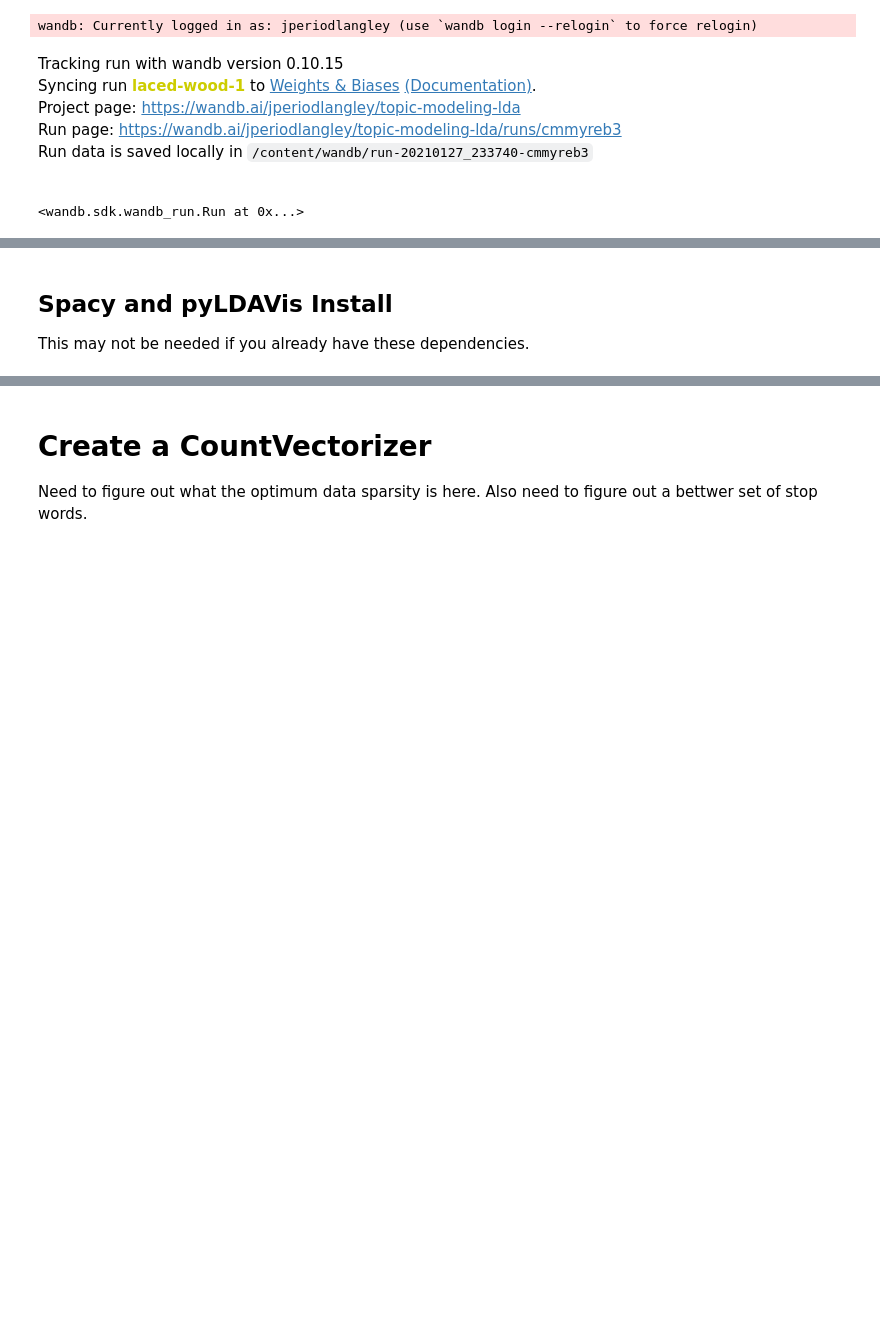
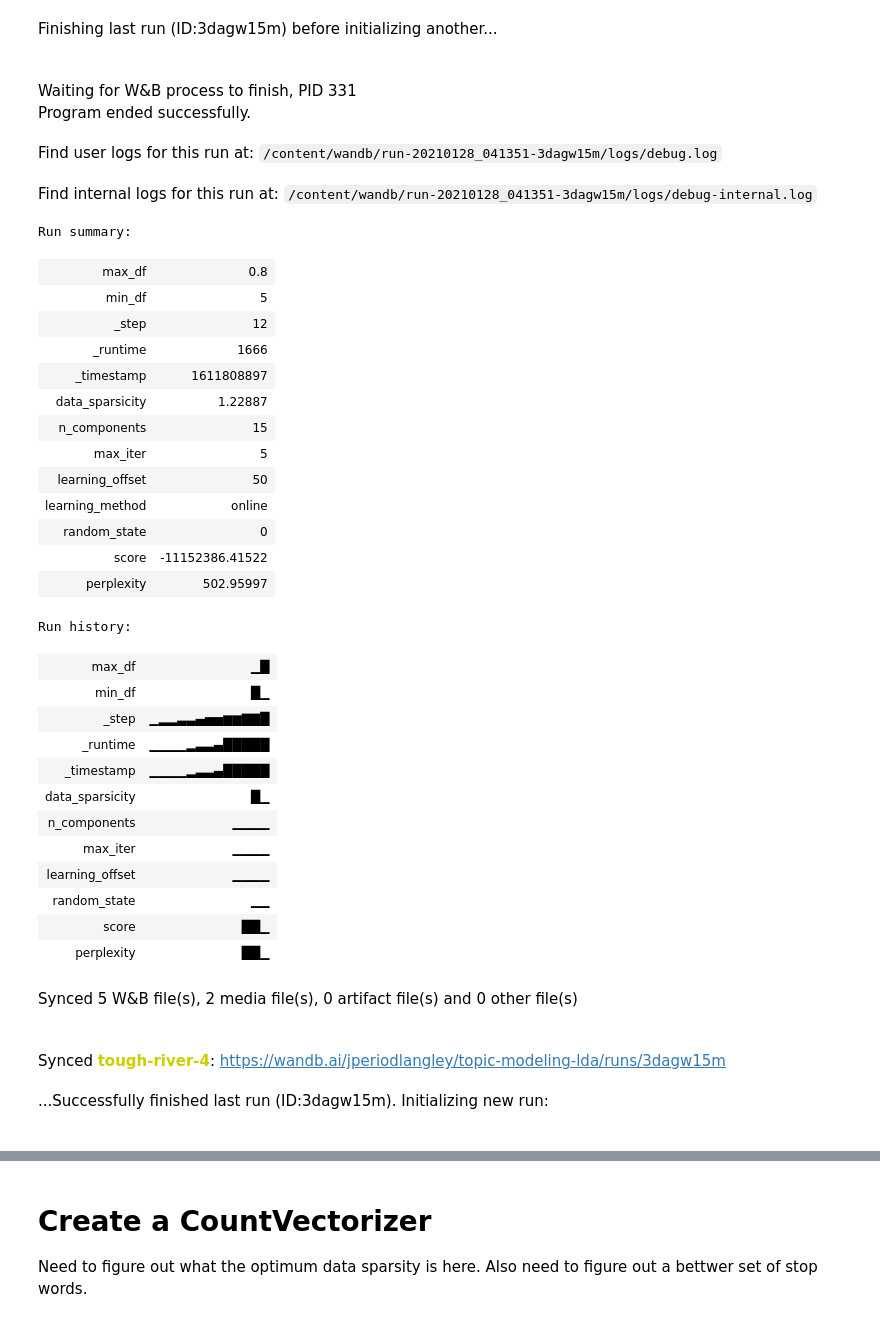
Before and after one commit to HSV-AI/presentations, a Jupyter notebook: 2021/210127_WandB.ipynb, the cells around one changed output, grey strips where cells are left out. Cells and saved outputs as stored; diff of their text form; code cells hidden in the pictures; blank space fills up the shorter version.

```diff
--- a/2021/210127_WandB.ipynb
+++ b/2021/210127_WandB.ipynb
@@ -29,10 +40,38 @@ wandb: Currently logged in as: jperiodlangley (use `wandb login --relogin` to fo
 # %%
-wandb.init(project="topic-modeling-lda")
+run = wandb.init(project="topic-modeling-lda", reinit=True)
 # %% [output]
+Finishing last run (ID:3dagw15m) before initializing another...
+Waiting for W&B process to finish, PID 331
+Program ended successfully.
+Find user logs for this run at: /content/wandb/run-20210128_041351-3dagw15m/logs/debug.log
+Find internal logs for this run at: /content/wandb/run-20210128_041351-3dagw15m/logs/debug-internal.log
-wandb: Currently logged in as: jperiodlangley (use `wandb login --relogin` to force relogin)
+Run summary:
-Tracking run with wandb version 0.10.15
-Syncing run laced-wood-1 to Weights & Biases (Documentation).
-Project page: https://wandb.ai/jperiodlangley/topic-modeling-lda
-Run page: https://wandb.ai/jperiodlangley/topic-modeling-lda/runs/cmmyreb3
-Run data is saved locally in /content/wandb/run-20210127_233740-cmmyreb3
+| max_df | 0.8 |
+| min_df | 5 |
+| _step | 12 |
+| _runtime | 1666 |
+| _timestamp | 1611808897 |
+| data_sparsicity | 1.22887 |
+| n_components | 15 |
+| max_iter | 5 |
+| learning_offset | 50 |
+| learning_method | online |
+| random_state | 0 |
+| score | -11152386.41522 |
+| perplexity | 502.95997 |
-<wandb.sdk.wandb_run.Run at 0x...>
+Run history:
+| max_df | ▁█ |
+| min_df | █▁ |
+| _step | ▁▂▂▃▃▄▅▅▆▆▇▇█ |
+| _runtime | ▁▁▁▁▂▃▃▄█████ |
+| _timestamp | ▁▁▁▁▂▃▃▄█████ |
+| data_sparsicity | █▁ |
+| n_components | ▁▁▁▁ |
+| max_iter | ▁▁▁▁ |
+| learning_offset | ▁▁▁▁ |
+| random_state | ▁▁ |
+| score | ██▁ |
+| perplexity | ██▁ |
+Synced 5 W&B file(s), 2 media file(s), 0 artifact file(s) and 0 other file(s)
+Synced tough-river-4: https://wandb.ai/jperiodlangley/topic-modeling-lda/runs/3dagw15m
+...Successfully finished last run (ID:3dagw15m). Initializing new run:
@@ -39,4 +82,0 @@ Run data is saved locally in /content/wandb/run-20210127_233740-cmmyreb3
-# %% [markdown]
-## Spacy and pyLDAVis Install
-
-This may not be needed if you already have these dependencies.
```
Also changed, not shown: parts of 51 cells of this notebook.
